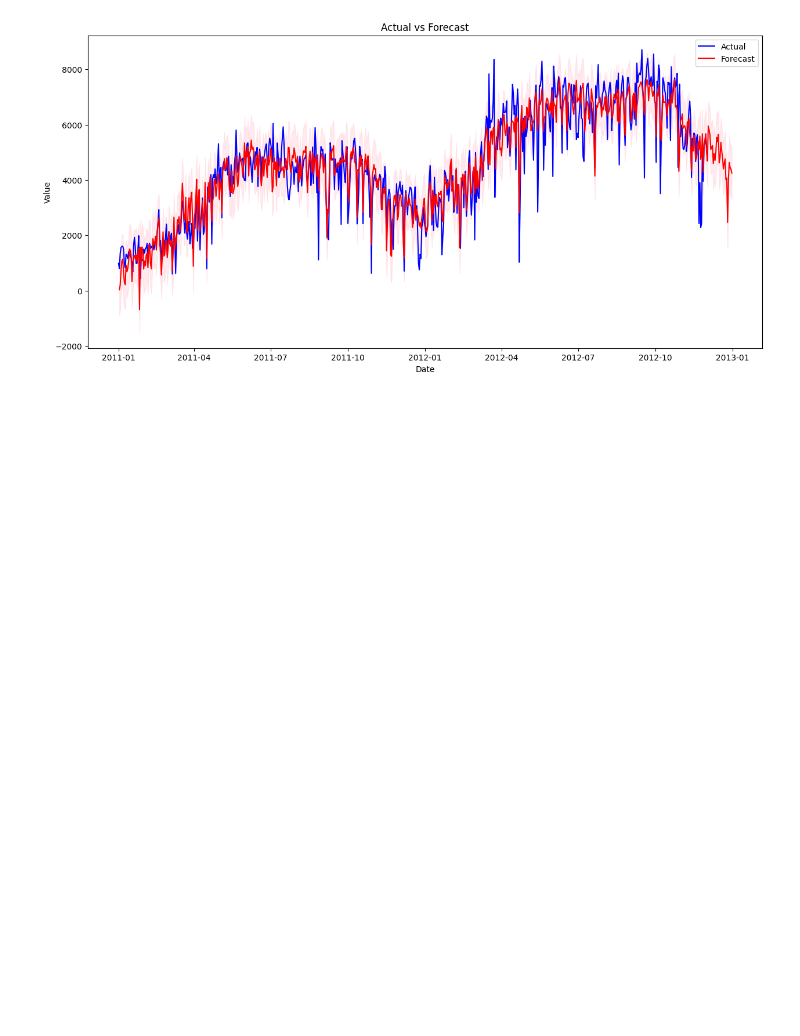
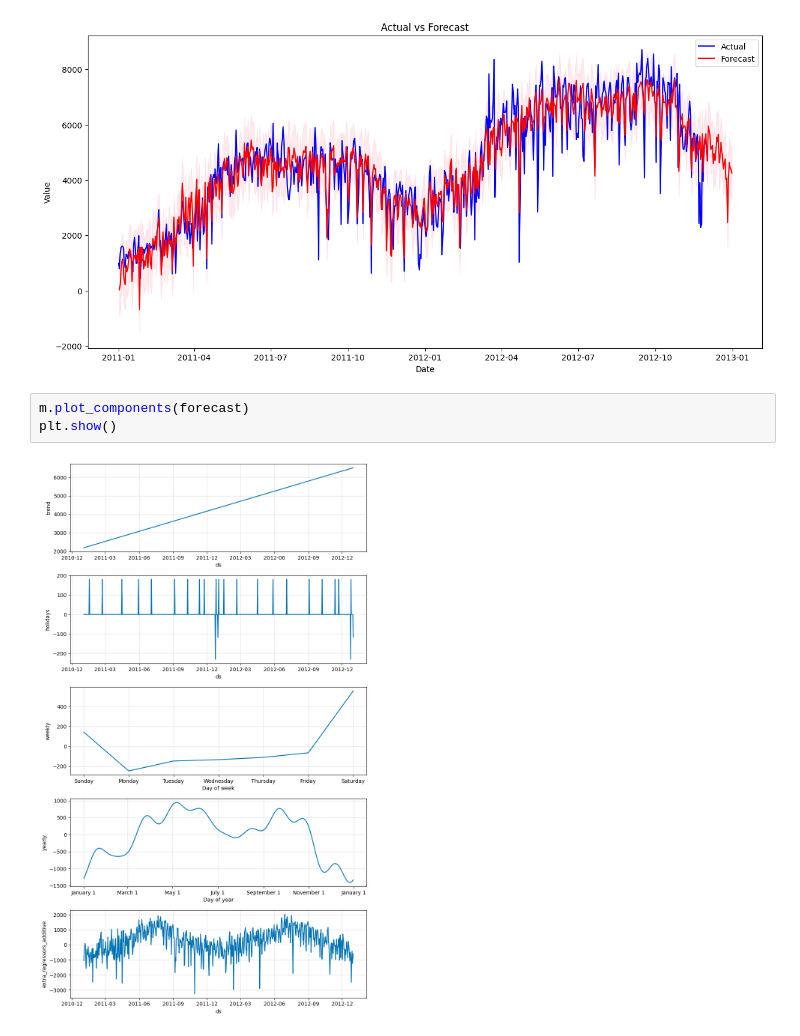
Before and after one commit to jinyongnan810/RNN-practices, a Jupyter notebook: prophet/bike_sharing_analysis.ipynb, the cells around one changed output. Saved outputs shown, nothing was run; the diff lists cells and outputs as text; blank space fills up the shorter version.

```diff
--- a/prophet/bike_sharing_analysis.ipynb
+++ b/prophet/bike_sharing_analysis.ipynb
@@ -475,3 +475,8 @@ plt.legend()
 plt.show()
 # %% [output]
 [figure]
+# %%
+m.plot_components(forecast)
+plt.show()
+# %% [output]
+[figure, added]
```
Also changed, not shown: parts of 1 cell of this notebook.
